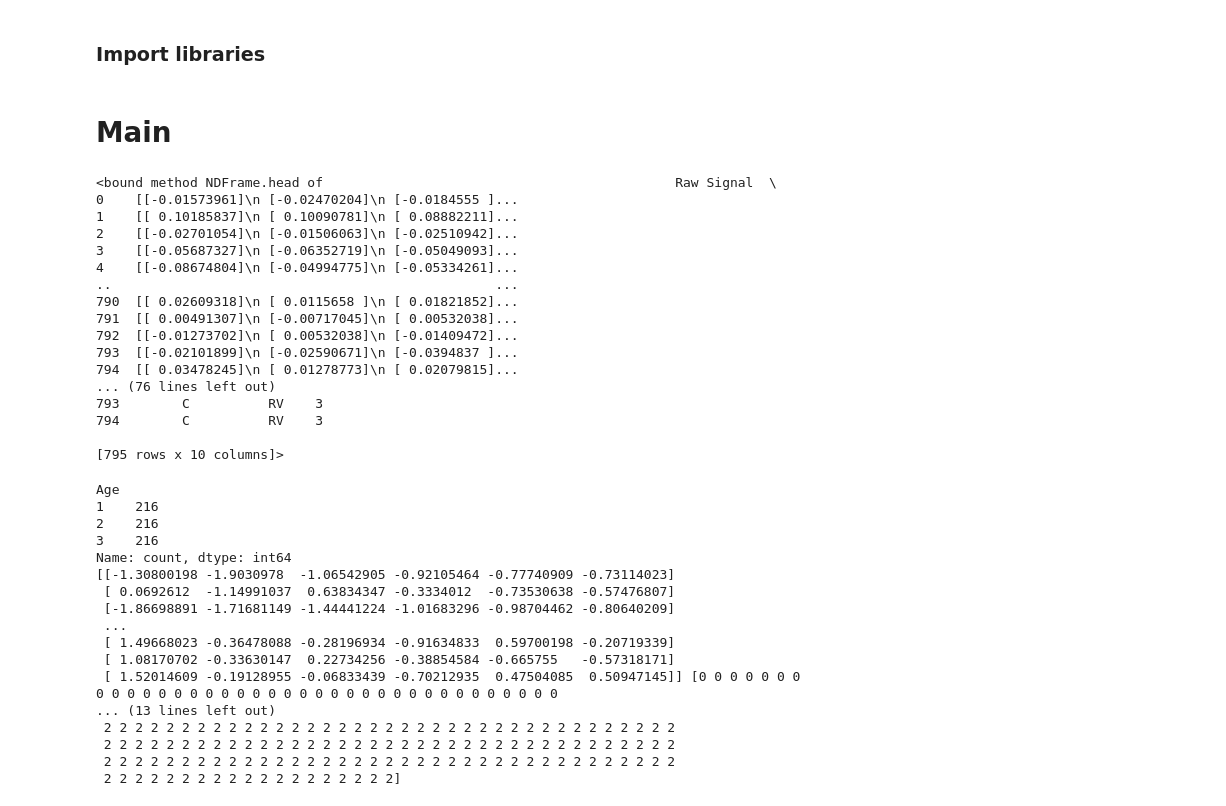
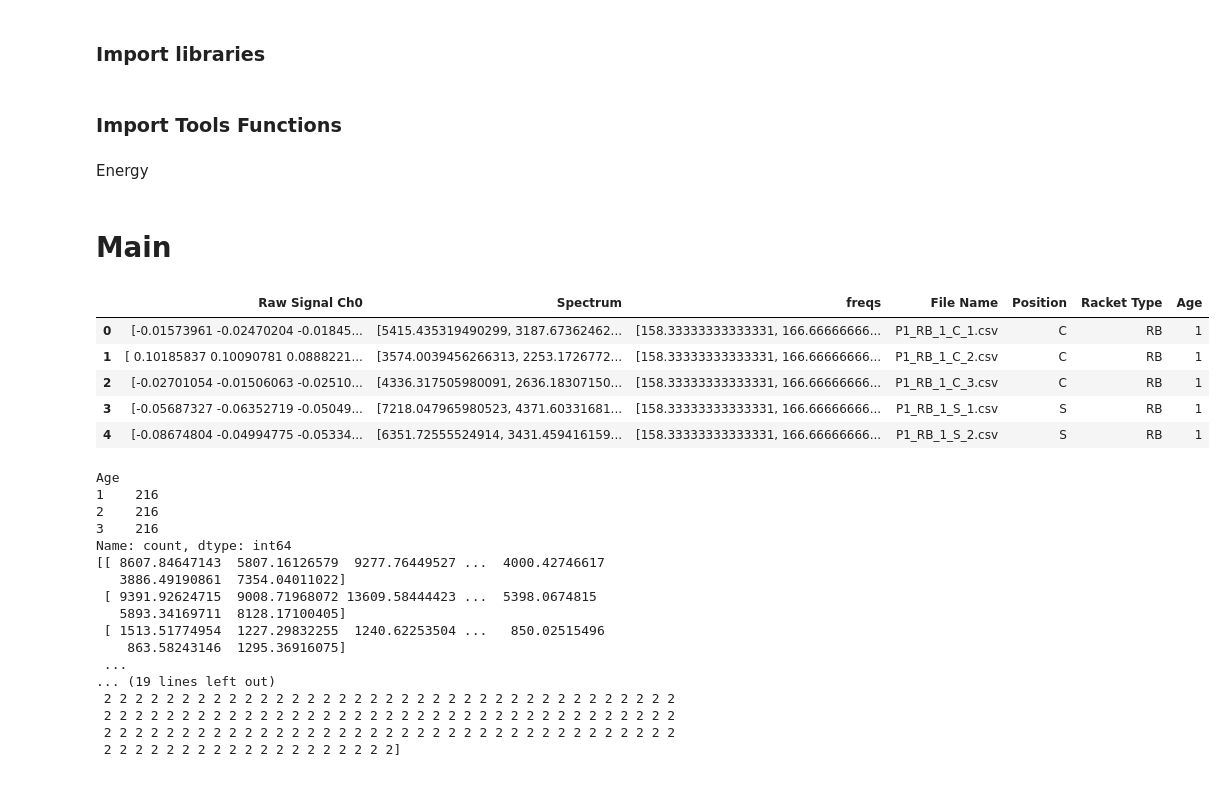
Before and after one commit to HugoMany/MLPadelProject, a Jupyter notebook: VibrationPart/ModelMLAgeRacket/KNN/Vcsv_KNN_Age_P1.P2.P3_Enveloppe.ipynb, the cells around one changed output. Drawn from its saved outputs; the diff is of its cells as text; code cells hidden in the pictures.

Commit message:
Vcsv_KNN_Age_P1.P2.P3_Enveloppe

```diff
--- a/VibrationPart/ModelMLAgeRacket/KNN/Vcsv_KNN_Age_P1.P2.P3_Enveloppe.ipynb
+++ b/VibrationPart/ModelMLAgeRacket/KNN/Vcsv_KNN_Age_P1.P2.P3_Enveloppe.ipynb
@@ -18,3 +22,5 @@ import librosa
 from sklearn.metrics import accuracy_score
 from sklearn.metrics import accuracy_score
 # import openpyxl
+# %% [markdown]
+### Import Tools Functions
@@ -20,0 +37,2 @@ from sklearn.metrics import accuracy_score
+# %% [markdown]
+Energy
@@ -21,23 +41,17 @@ from sklearn.metrics import accuracy_score
 # %% [markdown]
 # Main
 # %%
-df_combined=pd.read_csv("../../All_Data_combined.csv")
-df_combined.head
+import ast
+
+# Read the CSV file
+df_combined = pd.read_csv("../../../Data/Vibration/All_Data_combinedv3.csv")
+
+
+df_combined.head()
 # %% [output]
-<bound method NDFrame.head of                                             Raw Signal  \
-0    [[-0.01573961]\n [-0.02470204]\n [-0.0184555 ]...
-1    [[ 0.10185837]\n [ 0.10090781]\n [ 0.08882211]...
-2    [[-0.02701054]\n [-0.01506063]\n [-0.02510942]...
-3    [[-0.05687327]\n [-0.06352719]\n [-0.05049093]...
-4    [[-0.08674804]\n [-0.04994775]\n [-0.05334261]...
-..                                                 ...
-790  [[ 0.02609318]\n [ 0.0115658 ]\n [ 0.01821852]...
-791  [[ 0.00491307]\n [-0.00717045]\n [ 0.00532038]...
-792  [[-0.01273702]\n [ 0.00532038]\n [-0.01409472]...
-793  [[-0.02101899]\n [-0.02590671]\n [-0.0394837 ]...
-794  [[ 0.03478245]\n [ 0.01278773]\n [ 0.02079815]...
-... (76 lines left out)
-793        C          RV    3
-794        C          RV    3
-
-[795 rows x 10 columns]>
+|  | Raw Signal Ch0 | Spectrum | freqs | File Name | Position | Racket Type | Age |
+| 0 | [-0.01573961 -0.02470204 -0.01845... | [5415.435319490299, 3187.67362462... | [158.33333333333331, 166.66666666... | P1_RB_1_C_1.csv | C | RB | 1 |
+| 1 | [ 0.10185837 0.10090781 0.0888221... | [3574.0039456266313, 2253.1726772... | [158.33333333333331, 166.66666666... | P1_RB_1_C_2.csv | C | RB | 1 |
+| 2 | [-0.02701054 -0.01506063 -0.02510... | [4336.317505980091, 2636.18307150... | [158.33333333333331, 166.66666666... | P1_RB_1_C_3.csv | C | RB | 1 |
+| 3 | [-0.05687327 -0.06352719 -0.05049... | [7218.047965980523, 4371.60331681... | [158.33333333333331, 166.66666666... | P1_RB_1_S_1.csv | S | RB | 1 |
+| 4 | [-0.08674804 -0.04994775 -0.05334... | [6351.72555524914, 3431.459416159... | [158.33333333333331, 166.66666666... | P1_RB_1_S_2.csv | S | RB | 1 |
@@ -58,11 +86,9 @@ df_sorted_homogeneous
 print(df_sorted_homogeneous['Age'].value_counts())
 
 
-# Combine features into X
-X = df_sorted_homogeneous["Enveloppe"].to_numpy()
-X = np.array([np.fromstring(e.strip('[]'), sep=', ') for e in X])
-# Normalize X
-X = (X - X.mean(axis=0)) / X.std(axis=0)
+
+
+X = np.array(df_sorted_homogeneous["envelope"].tolist())
 
 # Encode string labels into integers
 label_encoder = LabelEncoder()
@@ -81,14 +107,14 @@ Age
 2    216
 3    216
 Name: count, dtype: int64
-[[-1.30800198 -1.9030978  -1.06542905 -0.92105464 -0.77740909 -0.73114023]
- [ 0.0692612  -1.14991037  0.63834347 -0.3334012  -0.73530638 -0.57476807]
- [-1.86698891 -1.71681149 -1.44441224 -1.01683296 -0.98704462 -0.80640209]
+[[ 8607.84647143  5807.16126579  9277.76449527 ...  4000.42746617
+   3886.49190861  7354.04011022]
+ [ 9391.92624715  9008.71968072 13609.58444423 ...  5398.0674815
+   5893.34169711  8128.17100405]
+ [ 1513.51774954  1227.29832255  1240.62253504 ...   850.02515496
+    863.58243146  1295.36916075]
  ...
- [ 1.49668023 -0.36478088 -0.28196934 -0.91634833  0.59700198 -0.20719339]
- [ 1.08170702 -0.33630147  0.22734256 -0.38854584 -0.665755   -0.57318171]
- [ 1.52014609 -0.19128955 -0.06833439 -0.70212935  0.47504085  0.50947145]] [0 0 0 0 0 0 0 0 0 0 0 0 0 0 0 0 0 0 0 0 0 0 0 0 0 0 0 0 0 0 0 0 0 0 0 0 0
-... (13 lines left out)
+... (19 lines left out)
  2 2 2 2 2 2 2 2 2 2 2 2 2 2 2 2 2 2 2 2 2 2 2 2 2 2 2 2 2 2 2 2 2 2 2 2 2
  2 2 2 2 2 2 2 2 2 2 2 2 2 2 2 2 2 2 2 2 2 2 2 2 2 2 2 2 2 2 2 2 2 2 2 2 2
  2 2 2 2 2 2 2 2 2 2 2 2 2 2 2 2 2 2 2 2 2 2 2 2 2 2 2 2 2 2 2 2 2 2 2 2 2
```
Also changed, not shown: parts of 9 cells of this notebook, 2 other files.
